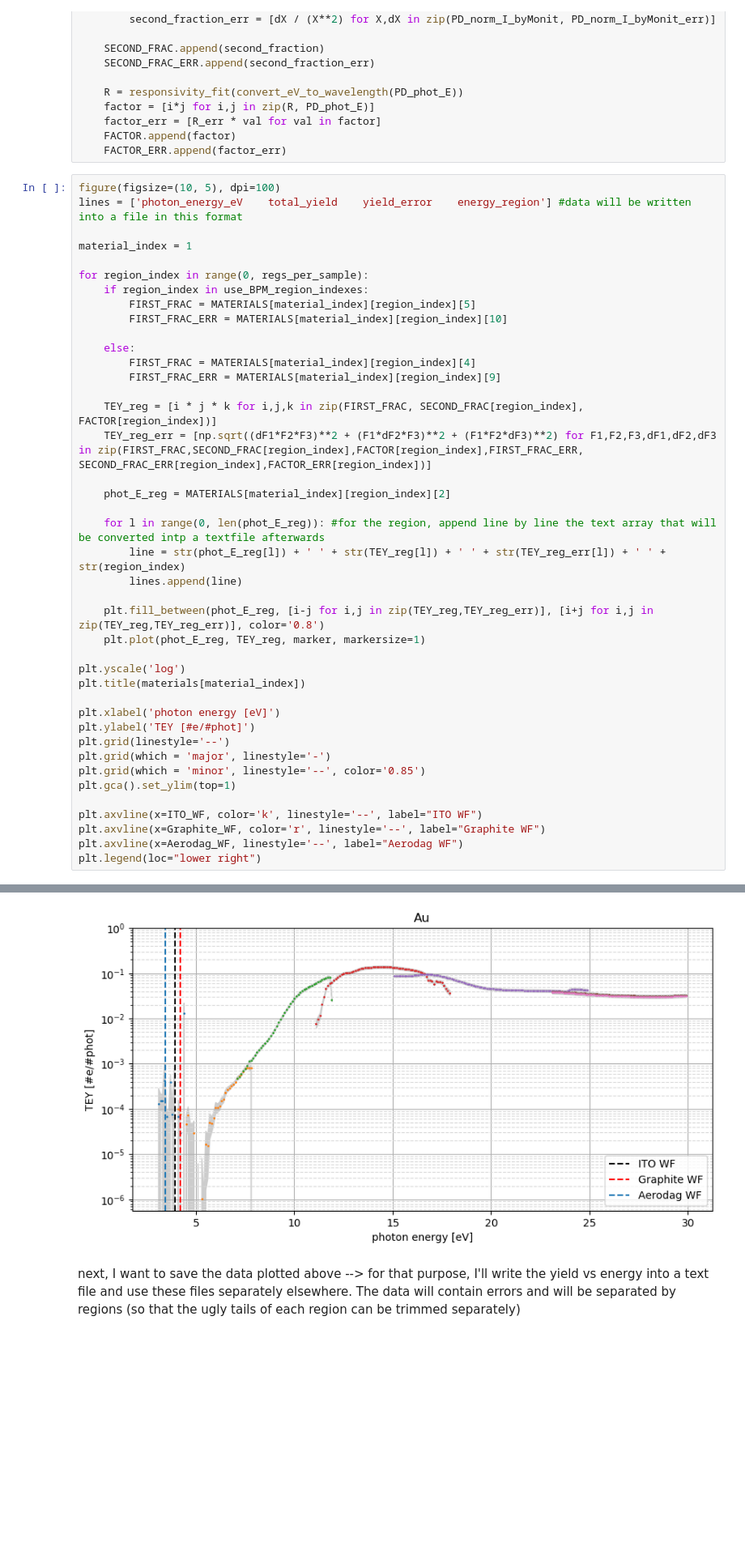
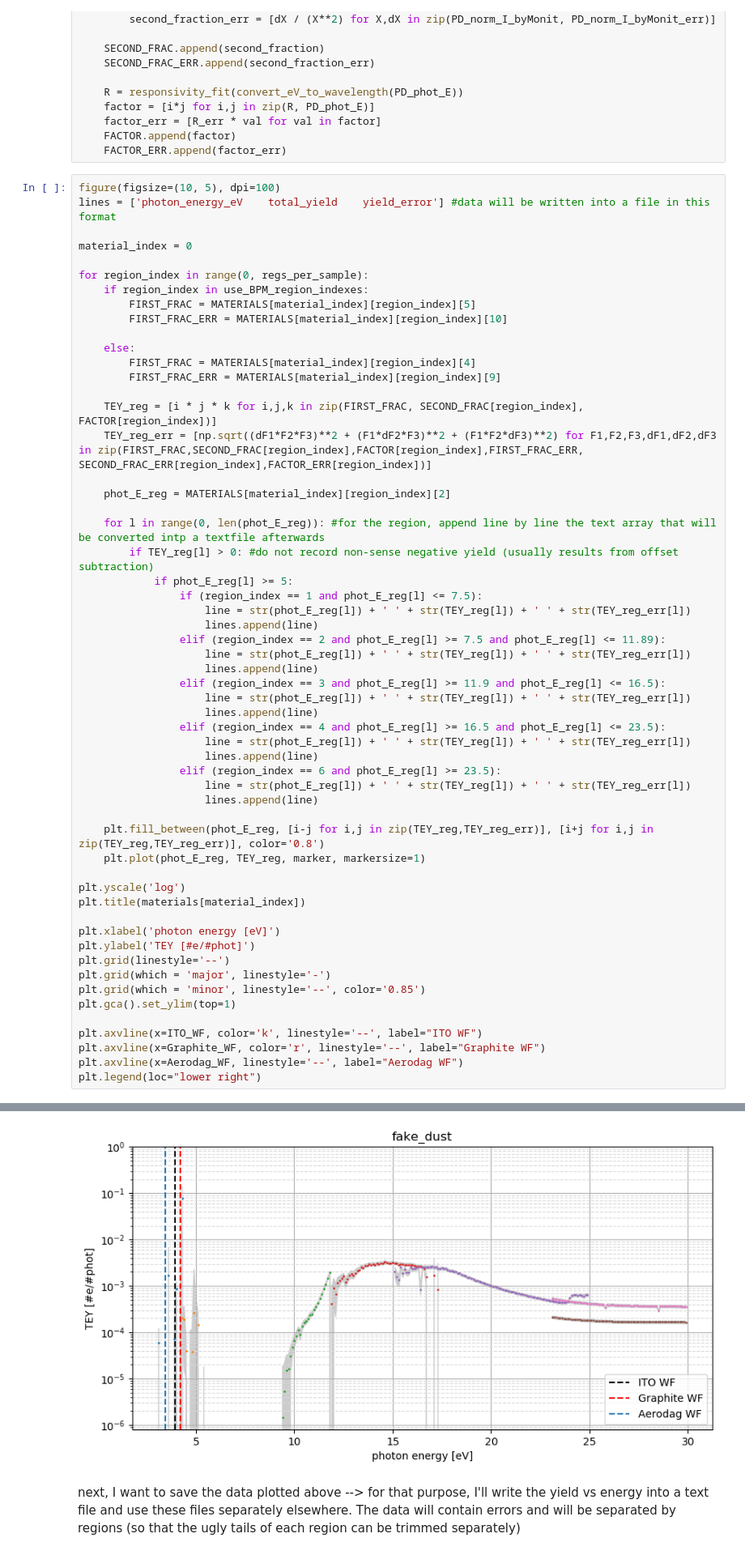
Before and after one commit to sebastiankalos/Elettra_data, a Jupyter notebook: BEAR_analysis.ipynb, the cells around one changed output, grey strips where cells are left out. Shown: that part at 81% size. Drawn from its saved outputs; the diff is of its cells as text; blank space fills up the shorter version.

```diff
--- a/BEAR_analysis.ipynb
+++ b/BEAR_analysis.ipynb
@@ -544,9 +544,9 @@ for i in range(1, regs_per_sample+1): #for each region
     FACTOR_ERR.append(factor_err)
 # %%
 figure(figsize=(10, 5), dpi=100)
-lines = ['photon_energy_eV    total_yield    yield_error    energy_region'] #data will be written into a file in this format
+lines = ['photon_energy_eV    total_yield    yield_error'] #data will be written into a file in this format
 
-material_index = 1
+material_index = 0
 
 for region_index in range(0, regs_per_sample):
     if region_index in use_BPM_region_indexes:
@@ -556,36 +556,51 @@ for region_index in range(0, regs_per_sample):
     else:
         FIRST_FRAC = MATERIALS[material_index][region_index][4]
         FIRST_FRAC_ERR = MATERIALS[material_index][region_index][9]
 
     TEY_reg = [i * j * k for i,j,k in zip(FIRST_FRAC, SECOND_FRAC[region_index], FACTOR[region_index])]
     TEY_reg_err = [np.sqrt((dF1*F2*F3)**2 + (F1*dF2*F3)**2 + (F1*F2*dF3)**2) for F1,F2,F3,dF1,dF2,dF3 in zip(FIRST_FRAC,SECOND_FRAC[region_index],FACTOR[region_index],FIRST_FRAC_ERR, SECOND_FRAC_ERR[region_index],FACTOR_ERR[region_index])]
 
     phot_E_reg = MATERIALS[material_index][region_index][2]
 
     for l in range(0, len(phot_E_reg)): #for the region, append line by line the text array that will be converted intp a textfile afterwards
-        line = str(phot_E_reg[l]) + ' ' + str(TEY_reg[l]) + ' ' + str(TEY_reg_err[l]) + ' ' + str(region_index)
-        lines.append(line)
+        if TEY_reg[l] > 0: #do not record non-sense negative yield (usually results from offset subtraction)
+            if phot_E_reg[l] >= 5:
+                if (region_index == 1 and phot_E_reg[l] <= 7.5):
+                    line = str(phot_E_reg[l]) + ' ' + str(TEY_reg[l]) + ' ' + str(TEY_reg_err[l])
+                    lines.append(line)
+                elif (region_index == 2 and phot_E_reg[l] >= 7.5 and phot_E_reg[l] <= 11.89):
+                    line = str(phot_E_reg[l]) + ' ' + str(TEY_reg[l]) + ' ' + str(TEY_reg_err[l])
+                    lines.append(line)
+                elif (region_index == 3 and phot_E_reg[l] >= 11.9 and phot_E_reg[l] <= 16.5):
+                    line = str(phot_E_reg[l]) + ' ' + str(TEY_reg[l]) + ' ' + str(TEY_reg_err[l])
+                    lines.append(line)
+                elif (region_index == 4 and phot_E_reg[l] >= 16.5 and phot_E_reg[l] <= 23.5):
+                    line = str(phot_E_reg[l]) + ' ' + str(TEY_reg[l]) + ' ' + str(TEY_reg_err[l])
+                    lines.append(line)
+                elif (region_index == 6 and phot_E_reg[l] >= 23.5):
+                    line = str(phot_E_reg[l]) + ' ' + str(TEY_reg[l]) + ' ' + str(TEY_reg_err[l])
+                    lines.append(line)
 
     plt.fill_between(phot_E_reg, [i-j for i,j in zip(TEY_reg,TEY_reg_err)], [i+j for i,j in zip(TEY_reg,TEY_reg_err)], color='0.8')
     plt.plot(phot_E_reg, TEY_reg, marker, markersize=1)
 
 plt.yscale('log')
 plt.title(materials[material_index])
 
 plt.xlabel('photon energy [eV]')
 plt.ylabel('TEY [#e/#phot]')
 plt.grid(linestyle='--')
 plt.grid(which = 'major', linestyle='-')
 plt.grid(which = 'minor', linestyle='--', color='0.85')
 plt.gca().set_ylim(top=1)
 
 plt.axvline(x=ITO_WF, color='k', linestyle='--', label="ITO WF")
 plt.axvline(x=Graphite_WF, color='r', linestyle='--', label="Graphite WF")
 plt.axvline(x=Aerodag_WF, linestyle='--', label="Aerodag WF")
 plt.legend(loc="lower right")
 # %% [output]
 <matplotlib.legend.Legend at 0x...>
-[figure, old version]
+[figure, new version]
 # %% [markdown]
 next, I want to save the data plotted above --> for that purpose, I'll write the yield vs energy into a text file and use these files separately elsewhere. The data will contain errors and will be separated by regions (so that the ugly tails of each region can be trimmed separately)
 # %%
```
Also changed, not shown: parts of 1 cell of this notebook, 36 other files.
